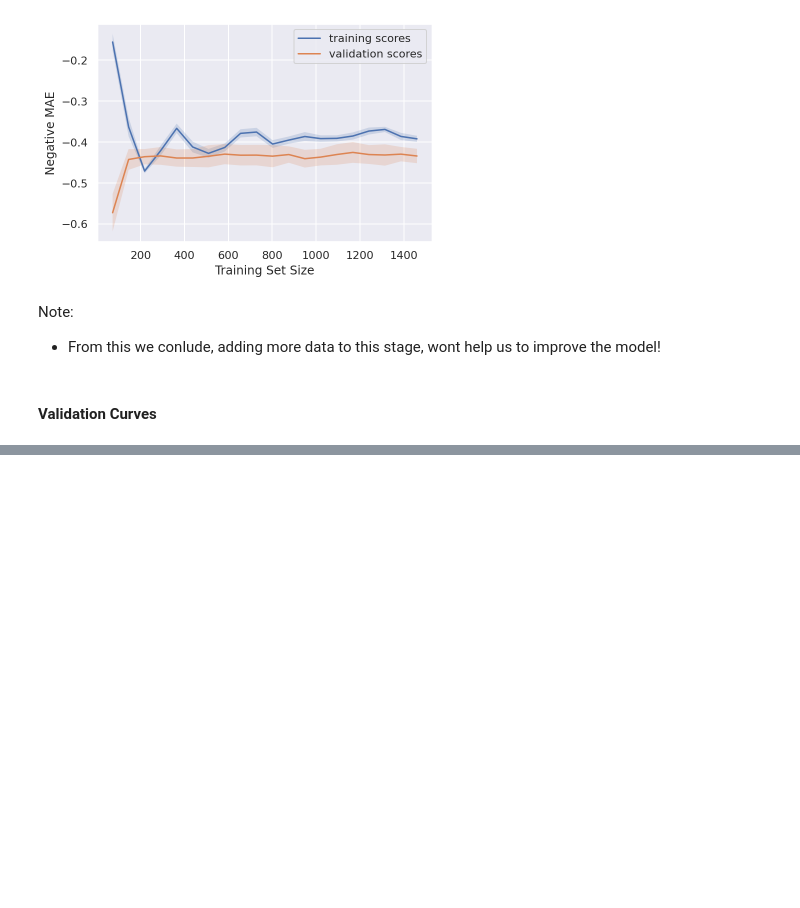
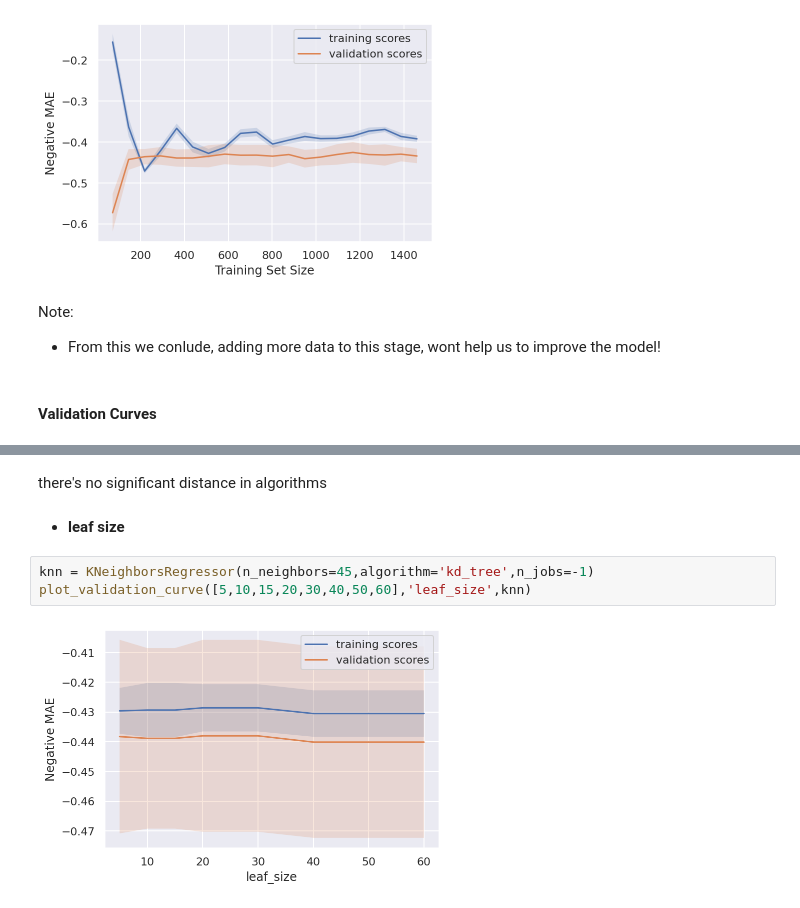
Before and after one commit to Salekeen/Flood-Detection, a Jupyter notebook: 5. KNN.ipynb, the cells around one changed output, grey strips where cells are left out. Saved outputs shown, nothing was run; the diff lists cells and outputs as text; blank space fills up the shorter version.

```diff
--- a/5. KNN.ipynb
+++ b/5. KNN.ipynb
@@ -148,0 +204,9 @@ Note:
+# %% [markdown]
+there's no significant distance in algorithms
+# %% [markdown]
+- **leaf size**
+# %%
+knn = KNeighborsRegressor(n_neighbors=45,algorithm='kd_tree',n_jobs=-1)
+plot_validation_curve([5,10,15,20,30,40,50,60],'leaf_size',knn)
+# %% [output]
+[figure, added]
```
Also changed, not shown: parts of 24 cells of this notebook.
